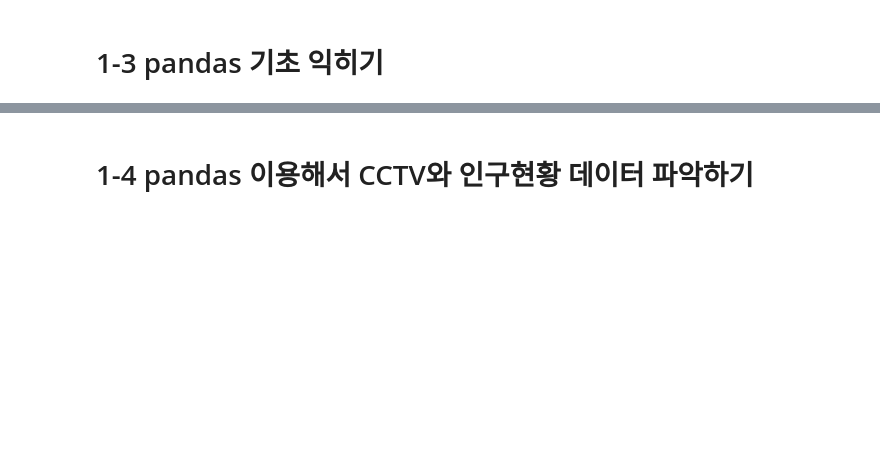
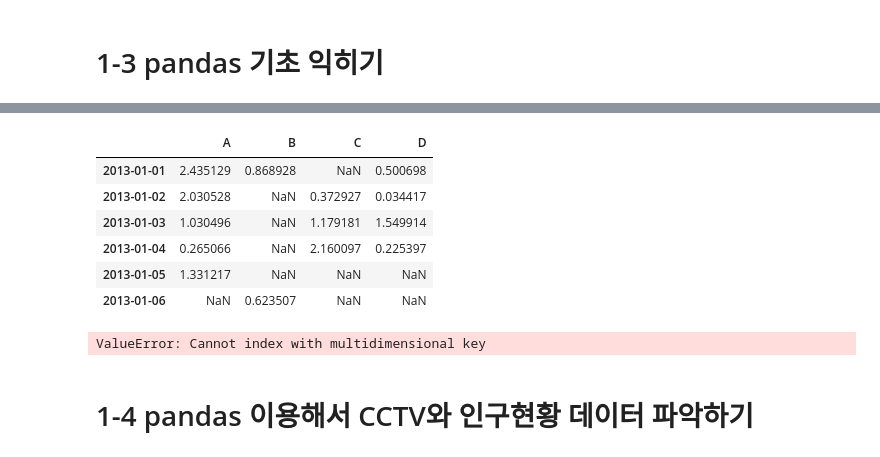
Before and after one commit to yodayodafire/datascience_study, a Jupyter notebook: study/chapter1.ipynb, the cells around one changed output, grey strips where cells are left out. Drawn from its saved outputs; the diff is of its cells as text; code cells hidden in the pictures; blank space fills up the shorter version.

```diff
--- a/study/chapter1.ipynb
+++ b/study/chapter1.ipynb
@@ -72,3 +187,17 @@ pop_Seoul.head()
+# %%
+df[df > 0]
+# %% [output]
+|  | A | B | C | D |
+| 2013-01-01 | 2.435129 | 0.868928 | NaN | 0.500698 |
+| 2013-01-02 | 2.030528 | NaN | 0.372927 | 0.034417 |
+| 2013-01-03 | 1.030496 | NaN | 1.179181 | 1.549914 |
+| 2013-01-04 | 0.265066 | NaN | 2.160097 | 0.225397 |
+| 2013-01-05 | 1.331217 | NaN | NaN | NaN |
+| 2013-01-06 | NaN | 0.623507 | NaN | NaN |
+# %%
+df.loc[df > 0]
+# %% [output]
+ValueError: Cannot index with multidimensional key
 # %% [markdown]
 # 1-4 pandas 이용해서 CCTV와 인구현황 데이터 파악하기
 # %%
```
Also changed, not shown: parts of 51 cells of this notebook, 7 other files.
